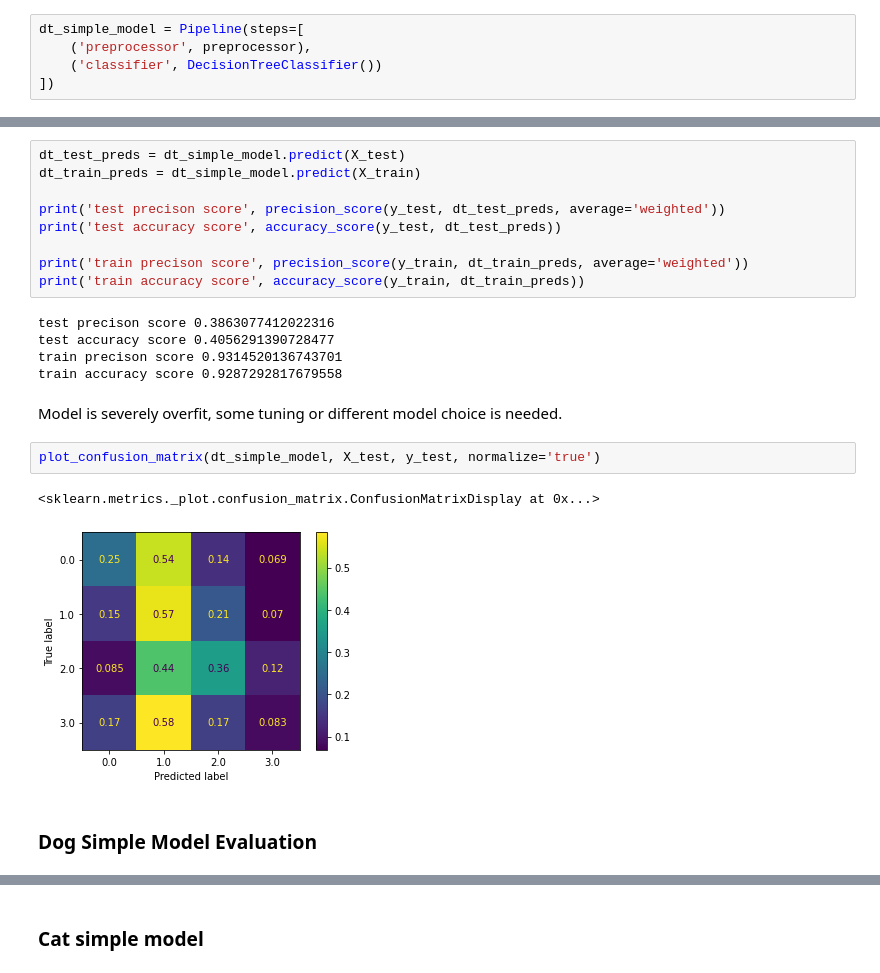
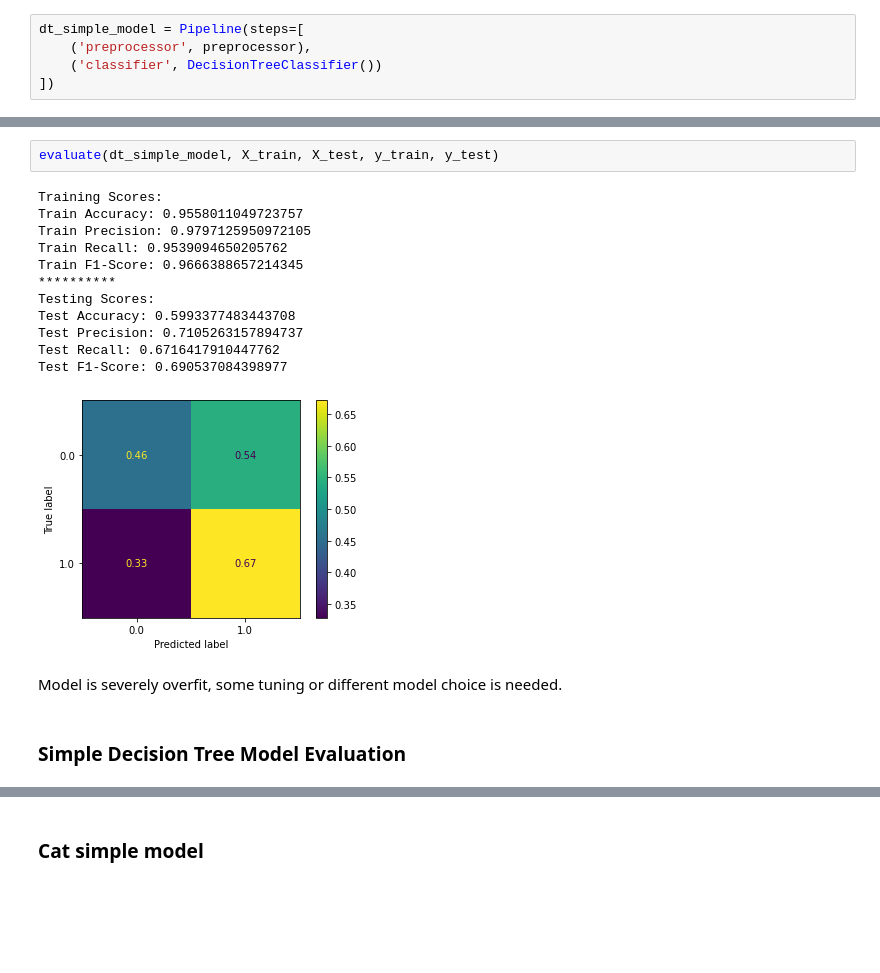
Before and after one commit to wharr1203/BloomingtonPetAdoption, a Jupyter notebook: Main Notebook.ipynb, the cells around one changed output, grey strips where cells are left out. Saved outputs shown, nothing was run; the diff lists cells and outputs as text; blank space fills up the shorter version.

```diff
--- a/Main Notebook.ipynb
+++ b/Main Notebook.ipynb
@@ -471,26 +531,22 @@ Pipeline(steps=[('preprocessor',
                                                   ['age(months)',
                                                    'age(years)'])])),
                 ('classifier', DecisionTreeClassifier())])
-# %%
-dt_test_preds = dt_simple_model.predict(X_test)
-dt_train_preds = dt_simple_model.predict(X_train)
-
-print('test precison score', precision_score(y_test, dt_test_preds, average='weighted'))
-print('test accuracy score', accuracy_score(y_test, dt_test_preds))
-
-print('train precison score', precision_score(y_train, dt_train_preds, average='weighted'))
-print('train accuracy score', accuracy_score(y_train, dt_train_preds))
-# %% [output]
-test precison score 0.3863077412022316
-test accuracy score 0.4056291390728477
-train precison score 0.9314520136743701
-train accuracy score 0.9287292817679558
+# %%
+evaluate(dt_simple_model, X_train, X_test, y_train, y_test)
+# %% [output]
+Training Scores:
+Train Accuracy: 0.9558011049723757
+Train Precision: 0.9797125950972105
+Train Recall: 0.9539094650205762
+Train F1-Score: 0.9666388657214345
+**********
+Testing Scores:
+Test Accuracy: 0.5993377483443708
+Test Precision: 0.7105263157894737
+Test Recall: 0.6716417910447762
+Test F1-Score: 0.690537084398977
+[figure, added]
 # %% [markdown]
 Model is severely overfit, some tuning or different model choice is needed.
-# %%
-plot_confusion_matrix(dt_simple_model, X_test, y_test, normalize='true')
-# %% [output]
-<sklearn.metrics._plot.confusion_matrix.ConfusionMatrixDisplay at 0x...>
-[figure, removed]
 # %% [markdown]
-### Dog Simple Model Evaluation
+###  Simple Decision Tree Model Evaluation
```
Also changed, not shown: parts of 135 cells of this notebook.
